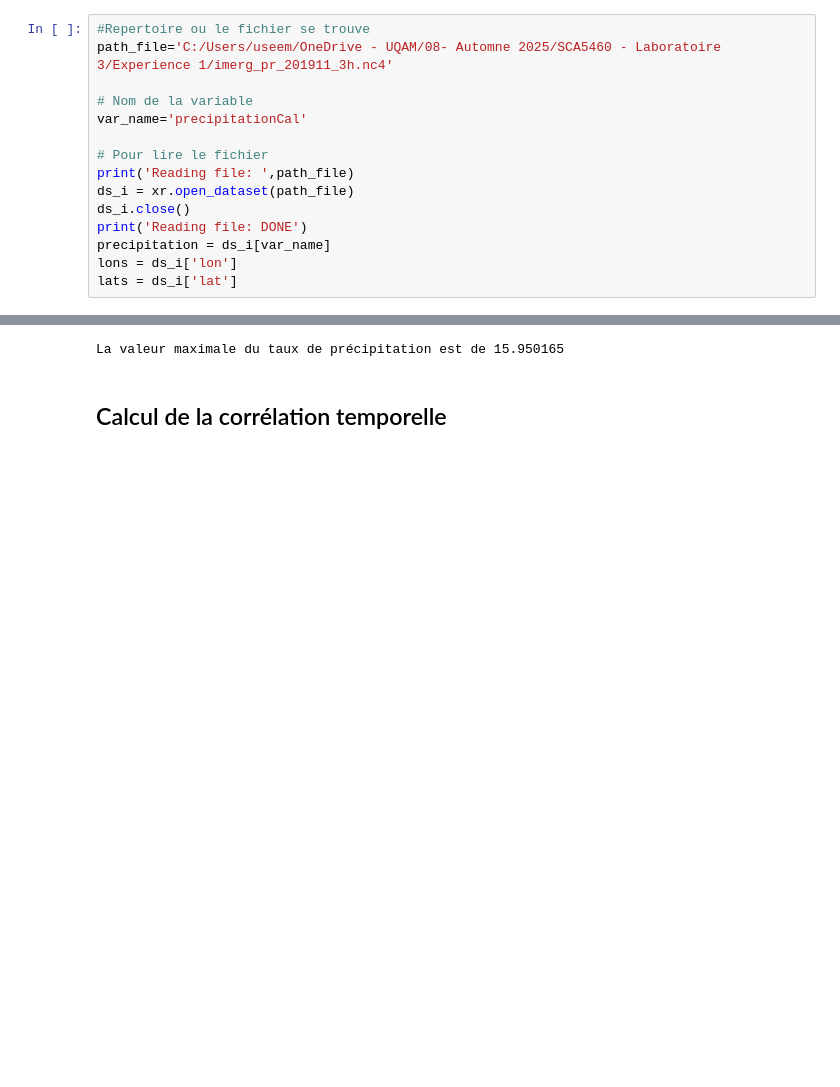
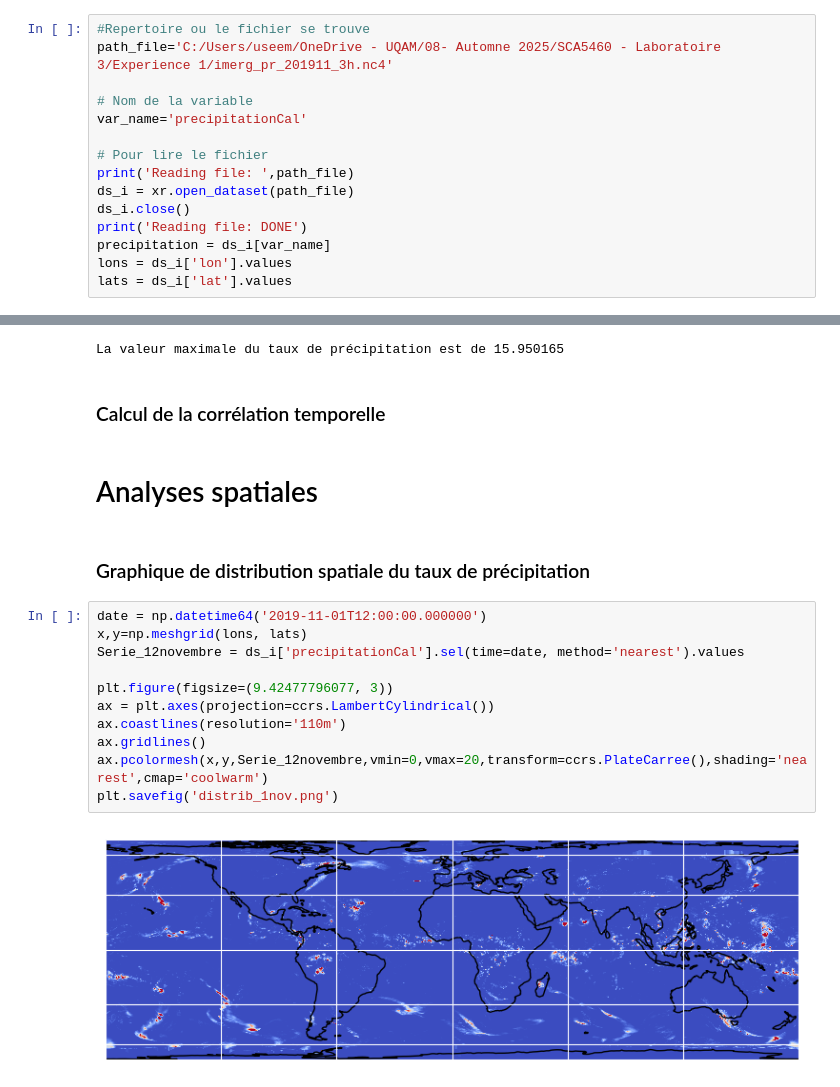
Before and after one commit to Maina-3/laboratoire3, a Jupyter notebook: experience1.ipynb, the cells around one changed output, grey strips where cells are left out. Saved outputs shown, nothing was run; the diff lists cells and outputs as text; blank space fills up the shorter version.

Commit message:
Création de plusieurs graphique

```diff
--- a/experience1.ipynb
+++ b/experience1.ipynb
@@ -29,8 +29,8 @@ ds_i = xr.open_dataset(path_file)
 ds_i.close()
 print('Reading file: DONE')
 precipitation = ds_i[var_name]
-lons = ds_i['lon']
-lats = ds_i['lat']
+lons = ds_i['lon'].values
+lats = ds_i['lat'].values
 # %% [output]
 Reading file:  C:/Users/useem/OneDrive - UQAM/08- Automne 2025/SCA5460 - Laboratoire 3/Experience 1/imerg_pr_201911_3h.nc4
 Reading file: DONE
@@ -338,4 +340,21 @@ print("La valeur maximale du taux de précipitation est de",val_max_1)
 # %% [output]
 La valeur maximale du taux de précipitation est de 15.950165
 # %% [markdown]
-## Calcul de la corrélation temporelle
+### Calcul de la corrélation temporelle
+# %% [markdown]
+# Analyses spatiales
+# %% [markdown]
+### Graphique de distribution spatiale du taux de précipitation
+# %%
+date = np.datetime64('2019-11-01T12:00:00.000000')
+x,y=np.meshgrid(lons, lats)
+Serie_12novembre = ds_i['precipitationCal'].sel(time=date, method='nearest').values
+
+plt.figure(figsize=(9.42477796077, 3))
+ax = plt.axes(projection=ccrs.LambertCylindrical())
+ax.coastlines(resolution='110m')
+ax.gridlines()
+ax.pcolormesh(x,y,Serie_12novembre,vmin=0,vmax=20,transform=ccrs.PlateCarree(),shading='nearest',cmap='coolwarm')
+plt.savefig('distrib_1nov.png')
+# %% [output]
+[figure, added]
```
Also changed, not shown: parts of 11 cells of this notebook.
